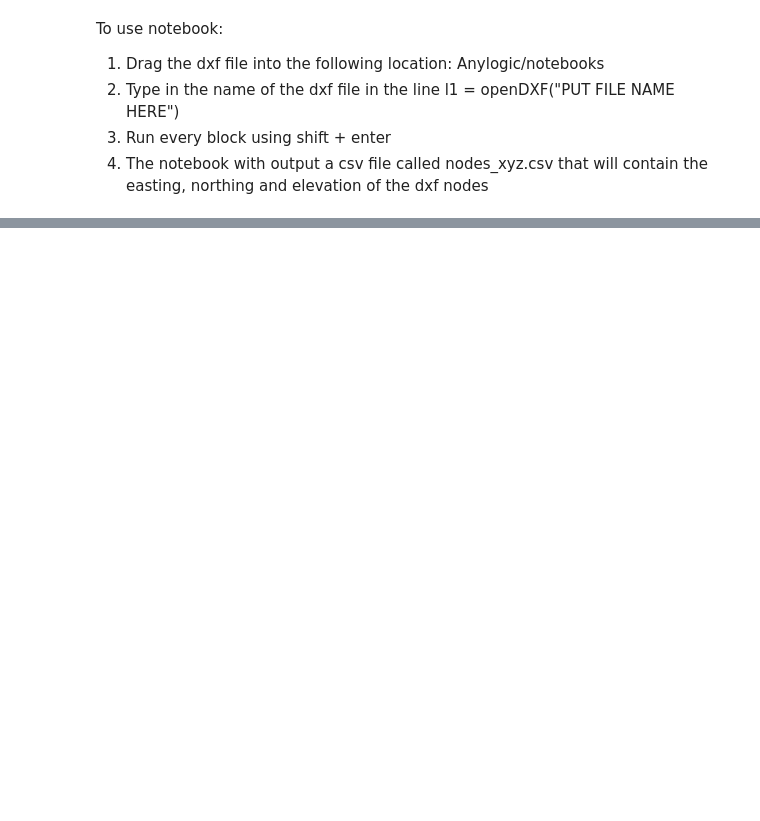
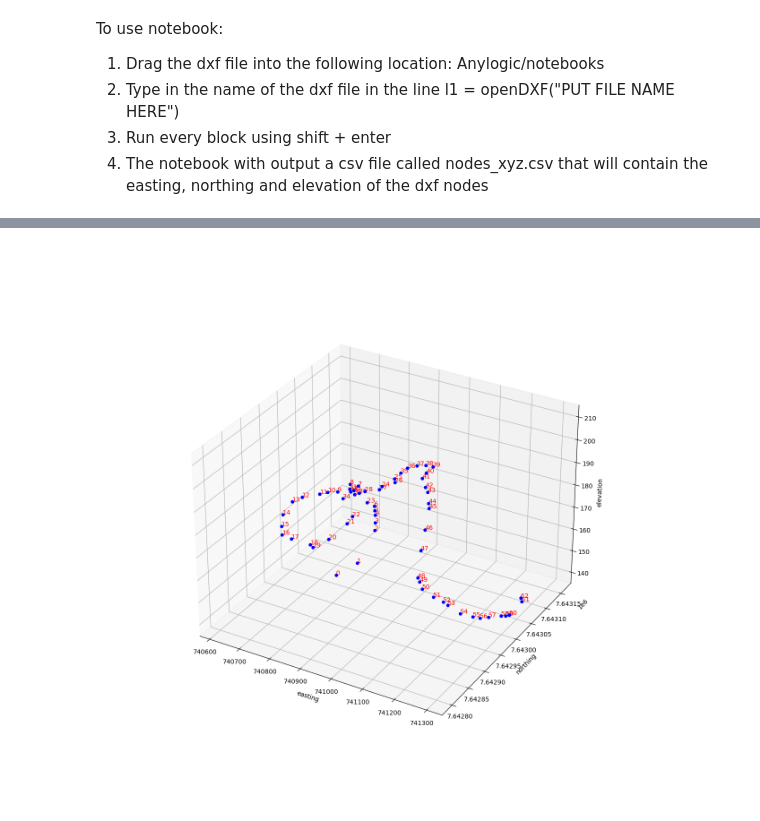
Before and after one commit to Teck-Electrification/Anylogic, a Jupyter notebook: notebooks/dxf-to-csv.ipynb, the cells around one changed output, grey strips where cells are left out. Drawn from its saved outputs; the diff is of its cells as text; code cells hidden in the pictures; blank space fills up the shorter version.

```diff
--- a/notebooks/dxf-to-csv.ipynb
+++ b/notebooks/dxf-to-csv.ipynb
@@ -41,17 +32,17 @@ def findPoints(vertex_list):
 start = time.time()
 
 #####PUT NAME OF DXF FILE HERE#####
-l1 = openDXF("road_manual")
+l1 = openDXF("road_for_year_123")
 
 l2 = isolateVertex(l1)
 
-data_xyz = []
+nodes = []
 
-for i, c in enumerate(l2):     ###usually verticies are named after dxf file name, check dxf raw text if error here###
-    if c == "ROAD_MANUAL" and i<(len(l2)-8):
-        data_xyz.append([l2[i+4], l2[i+6], l2[i+8]])
+for i, c in enumerate(l2):
+    if c == "VERTEX" and i<(len(l2)-10):
+        nodes.append([l2[i+6], l2[i+8], l2[i+10]])
 
-df = pd.DataFrame(data_xyz, columns = ['Easting', 'Northing', 'Elevation'])
+df = pd.DataFrame(nodes, columns = ['x', 'y', 'z'])
 if path.exists('nodes_xyz.csv'):
     os.remove('nodes_xyz.csv')
 df.to_csv('nodes_xyz.csv', sep='\t', encoding='utf-8', index=False)
@@ -63,0 +73,48 @@ FileNotFoundError: [Errno 2] No such file or directory: 'road_manual.dxf'
+# %%
+fig = plt.figure()
+fig.set_size_inches(12.5, 12.5, forward=True)
+ax = fig.add_subplot(projection='3d')
+temp = [0,0,0]
+flag = False
+
+for i, point in enumerate(nodes):
+    x = float(point[0])
+    y = float(point[1])
+    z = float(point[2])
+    label = i
+    ax.scatter(x, y, z, picker = 'True', color = 'b')
+    ax.text(x, y, z, i, color = 'red')
+
+ax.set_xlabel('easting')
+ax.set_ylabel('northing')
+ax.set_zlabel('elevation')
+
+z
+def onclick(event):
+    global temp
+    global flag
+    x, y, z = event.artist._offsets3d
+    a = [float(x), float(y), float(z)]
+    ax.set_title(a)
+
+    if a != temp and flag == True:
+        ax.plot([a[0], temp[0]], [a[1], temp[1]], [a[2], temp[2]], color='black')
+    else:
+        flag = True
+    temp = a
+
+def keyboardPress(event):
+    global temp
+    global flag
+    if event.key == "z":
+        ax.lines.pop(-1)
+        temp, flag = [0,0,0], False
+    elif event.key == "c":
+        temp, flag = [0,0,0], False
+
+
+fig.canvas.callbacks.connect('pick_event', onclick)
+fig.canvas.callbacks.connect('key_press_event', keyboardPress)
+plt.show()
+# %% [output]
+[figure, added]
```
Also changed, not shown: parts of 6 cells of this notebook.
